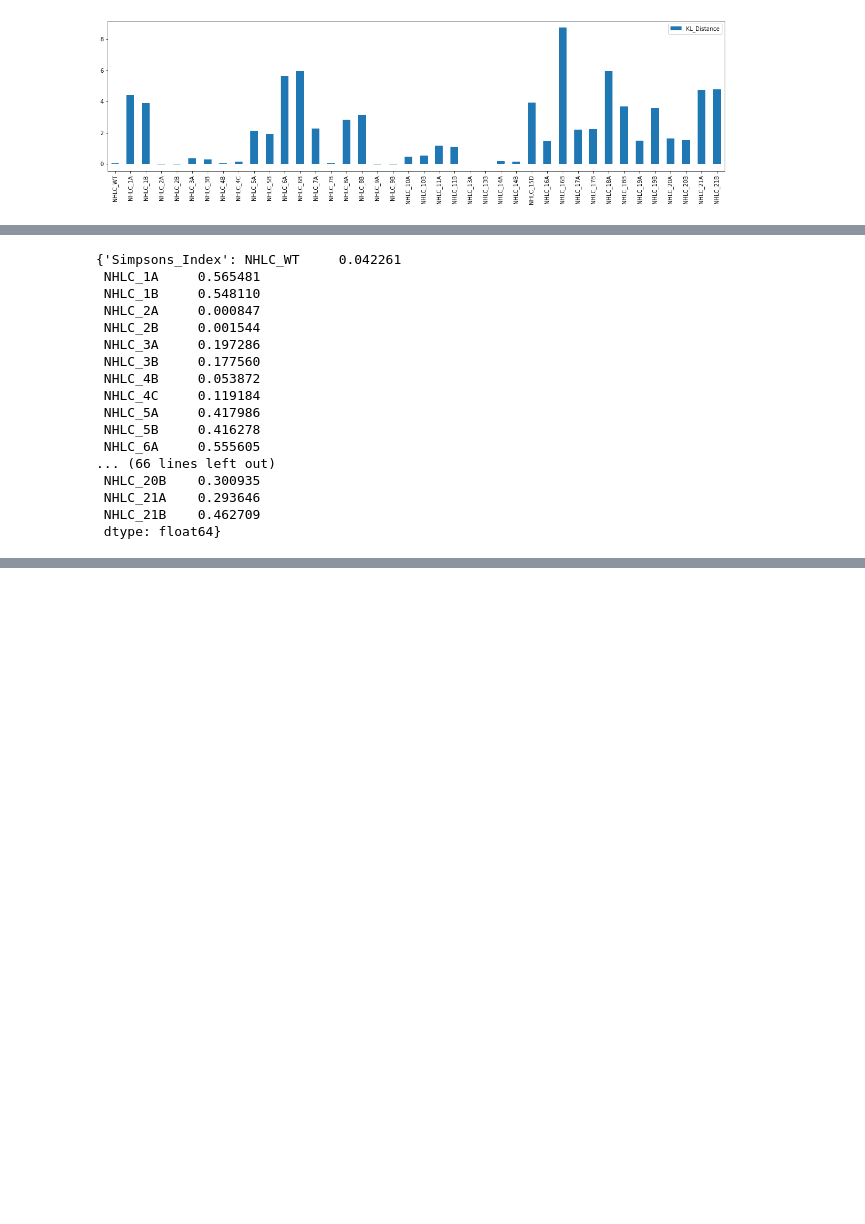
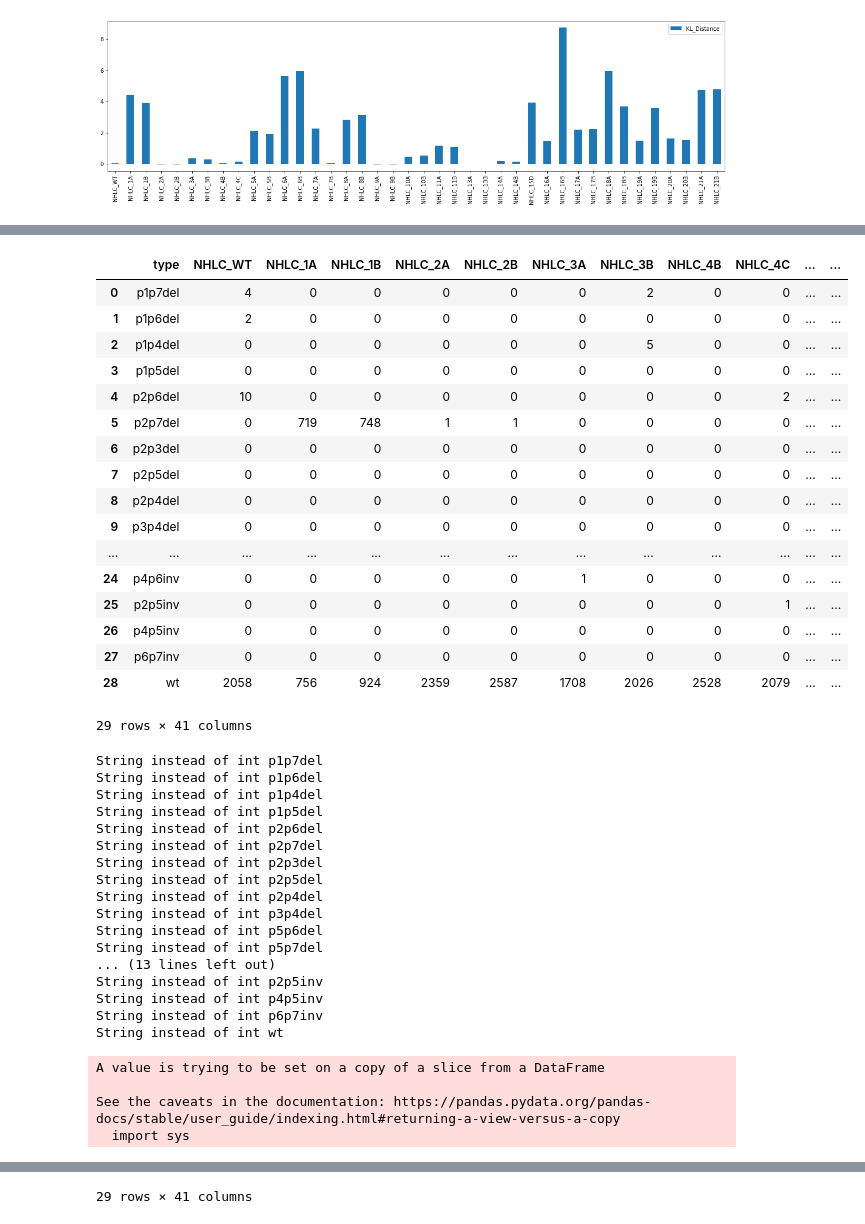
Before and after one commit to Nekose/nampun_research, a Jupyter notebook: Nampun_Research/Data Processing.ipynb, the cells around one changed output, grey strips where cells are left out. Cells and saved outputs as stored; diff of their text form; code cells hidden in the pictures; blank space fills up the shorter version.

```diff
--- a/Nampun_Research/Data Processing.ipynb
+++ b/Nampun_Research/Data Processing.ipynb
@@ -160,23 +187,7 @@ div = div.transpose()
 # %%
-diversity_results={}
+diversity_results= pd.DataFrame()
+diversity_results["Observed_Otus"]=skbio.diversity.alpha_diversity("observed_otus",div, ids=div.index)
 diversity_results["Simpsons_Index"]=skbio.diversity.alpha_diversity("simpson",div, ids=div.index)
 diversity_results["Simspons_Evenness_Measure_E"]=skbio.diversity.alpha_diversity("simpson_e",div, ids=div.index)
-display(diversity_results)
+diversity_results["Shannon_Entropy"]=skbio.diversity.alpha_diversity("shannon",div, ids=div.index)
+diversity_results["Fisher_Alpha"]=skbio.diversity.alpha_diversity("fisher_alpha",div, ids=div.index)
-# %% [output]
-{'Simpsons_Index': NHLC_WT     0.042261
- NHLC_1A     0.565481
- NHLC_1B     0.548110
- NHLC_2A     0.000847
- NHLC_2B     0.001544
- NHLC_3A     0.197286
- NHLC_3B     0.177560
- NHLC_4B     0.053872
- NHLC_4C     0.119184
- NHLC_5A     0.417986
- NHLC_5B     0.416278
- NHLC_6A     0.555605
-... (66 lines left out)
- NHLC_20B    0.300935
- NHLC_21A    0.293646
- NHLC_21B    0.462709
- dtype: float64}
@@ -182,0 +196,51 @@ display(diversity_results)
+# %%
+#Convert reyni dataframes to frequencies of each column
+display(reyni)
+for key, row in reyni.iteritems():
+    for key2, row2 in row.iteritems():
+        value = reyni.loc[key2][key]
+        try:
+            reyni.loc[key2][key] = (value / sum(row))
+        except:
+            print("String instead of int", reyni.loc[key2][key])
+display(reyni)
+# %% [output]
+|  | type | NHLC_WT | NHLC_1A | NHLC_1B | NHLC_2A | NHLC_2B | NHLC_3A | NHLC_3B | NHLC_4B | NHLC_4C | ... | ... |
+| 0 | p1p7del | 4 | 0 | 0 | 0 | 0 | 0 | 2 | 0 | 0 | ... | ... |
+| 1 | p1p6del | 2 | 0 | 0 | 0 | 0 | 0 | 0 | 0 | 0 | ... | ... |
+| 2 | p1p4del | 0 | 0 | 0 | 0 | 0 | 0 | 5 | 0 | 0 | ... | ... |
+| 3 | p1p5del | 0 | 0 | 0 | 0 | 0 | 0 | 0 | 0 | 0 | ... | ... |
+| 4 | p2p6del | 10 | 0 | 0 | 0 | 0 | 0 | 0 | 0 | 2 | ... | ... |
+| 5 | p2p7del | 0 | 719 | 748 | 1 | 1 | 0 | 0 | 0 | 0 | ... | ... |
+| 6 | p2p3del | 0 | 0 | 0 | 0 | 0 | 0 | 0 | 0 | 0 | ... | ... |
+| 7 | p2p5del | 0 | 0 | 0 | 0 | 0 | 0 | 0 | 0 | 0 | ... | ... |
+| 8 | p2p4del | 0 | 0 | 0 | 0 | 0 | 0 | 0 | 0 | 0 | ... | ... |
+| 9 | p3p4del | 0 | 0 | 0 | 0 | 0 | 0 | 0 | 0 | 0 | ... | ... |
+| ... | ... | ... | ... | ... | ... | ... | ... | ... | ... | ... | ... | ... |
+| 24 | p4p6inv | 0 | 0 | 0 | 0 | 0 | 1 | 0 | 0 | 0 | ... | ... |
+| 25 | p2p5inv | 0 | 0 | 0 | 0 | 0 | 0 | 0 | 0 | 1 | ... | ... |
+| 26 | p4p5inv | 0 | 0 | 0 | 0 | 0 | 0 | 0 | 0 | 0 | ... | ... |
+| 27 | p6p7inv | 0 | 0 | 0 | 0 | 0 | 0 | 0 | 0 | 0 | ... | ... |
+| 28 | wt | 2058 | 756 | 924 | 2359 | 2587 | 1708 | 2026 | 2528 | 2079 | ... | ... |
+29 rows × 41 columns
+String instead of int p1p7del
+String instead of int p1p6del
+String instead of int p1p4del
+String instead of int p1p5del
+String instead of int p2p6del
+String instead of int p2p7del
+String instead of int p2p3del
+String instead of int p2p5del
+String instead of int p2p4del
+String instead of int p3p4del
+String instead of int p5p6del
+String instead of int p5p7del
+... (13 lines left out)
+String instead of int p2p5inv
+String instead of int p4p5inv
+String instead of int p6p7inv
+String instead of int wt
+A value is trying to be set on a copy of a slice from a DataFrame
+
+See the caveats in the documentation: https://pandas.pydata.org/pandas-docs/stable/user_guide/indexing.html#returning-a-view-versus-a-copy
+  import sys
@@ -182,0 +264 @@ display(diversity_results)
+29 rows × 41 columns
```
Also changed, not shown: parts of 7 cells of this notebook.
